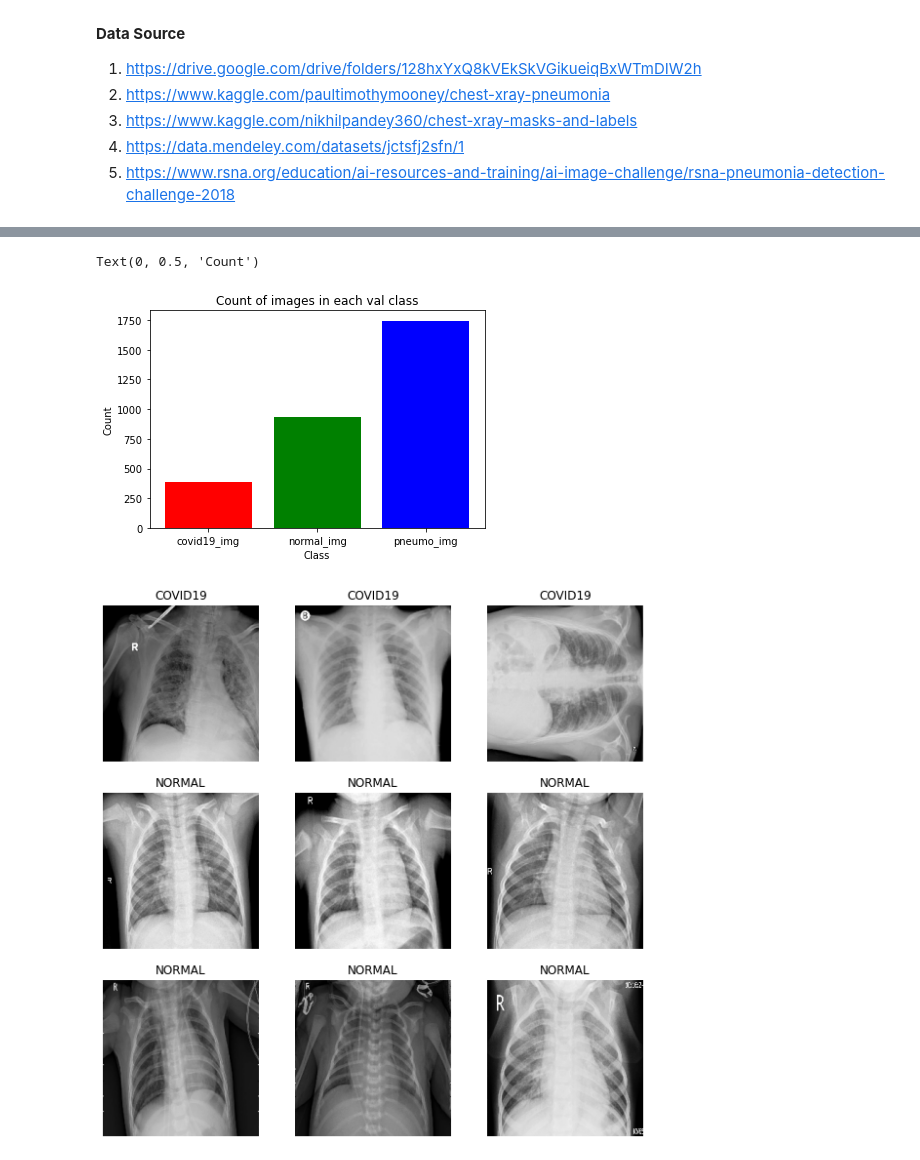
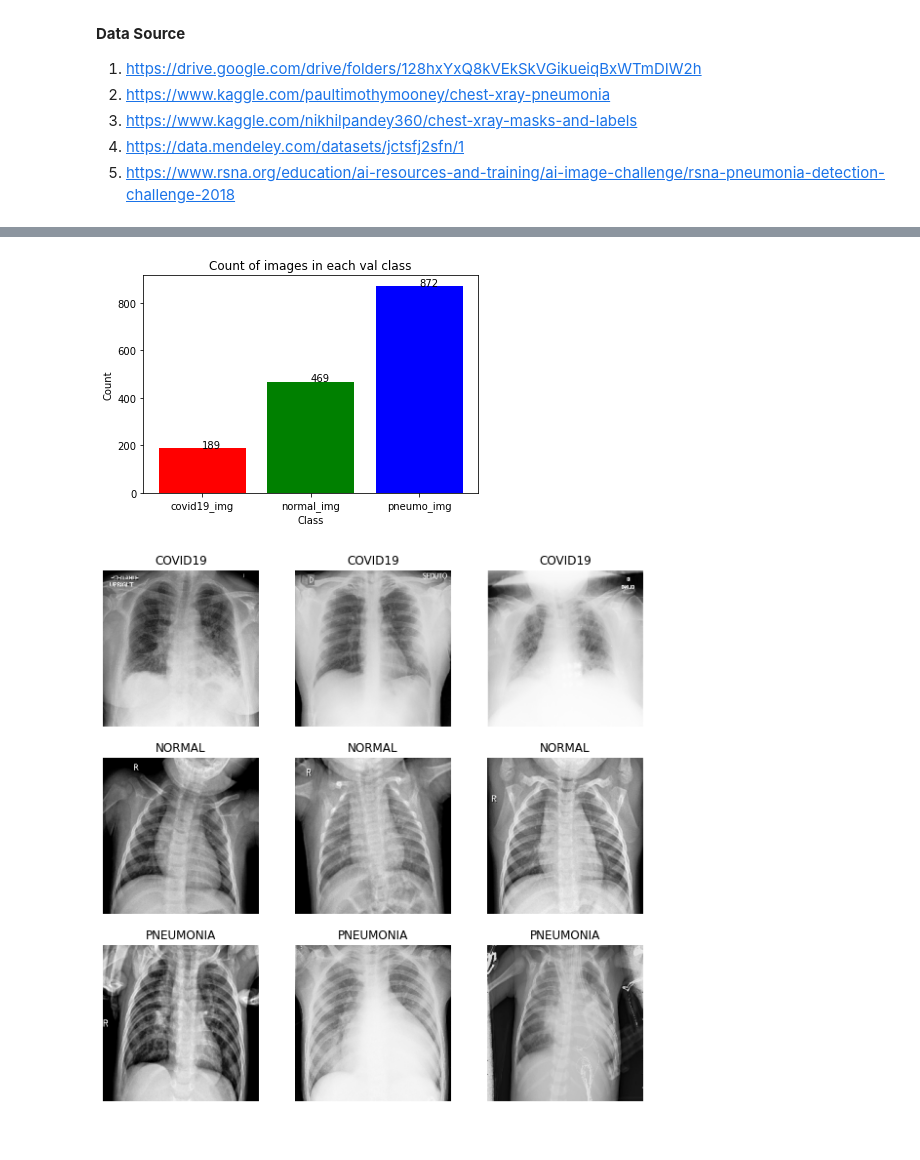
Before and after one commit to c0desh1n0b1/Pneumonia-Detection, a Jupyter notebook: Finalyearproject.ipynb, the cells around one changed output, grey strips where cells are left out. Cells and saved outputs as stored; diff of their text form; code cells hidden in the pictures.

```diff
--- a/Finalyearproject.ipynb
+++ b/Finalyearproject.ipynb
@@ -70,9 +70,9 @@ Text(0, 0.5, 'Count')
 # %%
 #Import the data from the train folder
-train_path = "C:/Users/tedjo/OneDrive/Pictures/XRays/SplitData/train"
+train_path = "C:/Users/tedjo/Downloads/XRAY/SplitData/train"
 
 #Create a list of all the images in the train folder
-covid19_img = [fn for fn in os.listdir(f'{train_path}/COVID19') if fn.endswith('.jpg')]
+covid19_img = [fn for fn in os.listdir(f'{train_path}/COVID') if fn.endswith('.jpg')]
 normal_img = [fn for fn in os.listdir(f'{train_path}/NORMAL') if fn.endswith('.jpg')]
 pneumo_img = [fn for fn in os.listdir(f'{train_path}/PNEUMONIA') if fn.endswith('.jpg')]
 
@@ -85,7 +85,7 @@ pneumo_img = np.random.choice(pneumo_img, 3, replace = False)
 fig = plt.figure(figsize=(10,10))
 for i in range(9):
     if i < 3:
-        fp = f'{train_path}/COVID19/{covid_img[i]}'
+        fp = f'{train_path}/COVID/{covid_img[i]}'
         label = 'COVID19'
     elif i>=3 and i<6:
         fp = f'{train_path}/NORMAL/{normal_img[i-3]}'
@@ -120,8 +127,9 @@ Text(0, 0.5, 'Count')
 # %%
-test_path = "C:/Users/tedjo/OneDrive/Pictures/XRays/SplitData/test"
+# sourcery skip: remove-redundant-if
+test_path = "C:/Users/tedjo/Downloads/XRAY/SplitData/test"
 
 #Create a list of all the images in the test folder
-covid19_img = [fn for fn in os.listdir(f'{test_path}/COVID19') if fn.endswith('.jpg')]
+covid19_img = [fn for fn in os.listdir(f'{test_path}/COVID') if fn.endswith('.jpg')]
 normal_img = [fn for fn in os.listdir(f'{test_path}/NORMAL') if fn.endswith('.jpg')]
 pneumo_img = [fn for fn in os.listdir(f'{test_path}/PNEUMONIA') if fn.endswith('.jpg')]
 
@@ -134,7 +142,7 @@ pneumo_img = np.random.choice(pneumo_img, 3, replace = False)
 fig = plt.figure(figsize=(10,10))
 for i in range(9):
     if i <3:
-        fp = f'{test_path}/COVID19/{covid_img[i]}'
+        fp = f'{test_path}/COVID/{covid_img[i]}'
         label = 'COVID19'
     elif i>=3 and i<6:
         fp = f'{test_path}/NORMAL/{normal_img[i-3]}'
@@ -155,6 +167,6 @@ plt.show()
 # %%
-val_path = "C:/Users/tedjo/OneDrive/Pictures/XRays/SplitData/val"
-Xray_classes = {'covid19_img': len(os.listdir(f'{val_path}/COVID19')),
+val_path = "C:/Users/tedjo/Downloads/XRAY/SplitData/val"
+Xray_classes = {'covid19_img': len(os.listdir(f'{val_path}/COVID')),
                 'normal_img': len(os.listdir(f'{val_path}/NORMAL')),
                 'pneumo_img': len(os.listdir(f'{val_path}/PNEUMONIA'))}
 
@@ -162,35 +174,38 @@ plt.bar(Xray_classes.keys(), Xray_classes.values(),color=['red','green','blue'])
 plt.title('Count of images in each val class')
 plt.xlabel('Class')
 plt.ylabel('Count')
+#The use of a for loop to iterate through the folders and count the number of images in each folder
+for key, value in Xray_classes.items():
+    plt.text(key, value, value)
 # %% [output]
-Text(0, 0.5, 'Count')
-[figure, old version]
+[figure, new version]
 # %%
-val_path = "C:/Users/tedjo/OneDrive/Pictures/XRays/SplitData/val"
-covid19_img = [fn for fn in os.listdir(f'{val_path}/COVID19') if fn.endswith('.jpg')]
+# sourcery skip: remove-redundant-if
+val_path = "C:/Users/tedjo/Downloads/XRAY/SplitData/val"
+covid19_img = [fn for fn in os.listdir(f'{val_path}/COVID') if fn.endswith('.jpg')]
 normal_img = [fn for fn in os.listdir(f'{val_path}/NORMAL') if fn.endswith('.jpg')]
 pneumo_img = [fn for fn in os.listdir(f'{val_path}/PNEUMONIA') if fn.endswith('.jpg')]
 
 covid_img = np.random.choice(covid19_img, 3, replace = False)
 normal_img = np.random.choice(normal_img, 3, replace = False)
 pneumo_img = np.random.choice(pneumo_img, 3, replace = False)
 
 fig = plt.figure(figsize=(10,10))
 for i in range(9):
     if i < 3:
-        fp = f'{val_path}/COVID19/{covid_img[i]}'
+        fp = f'{val_path}/COVID/{covid_img[i]}'
         label = 'COVID19'
     elif i>=3 and i<6:
         fp = f'{val_path}/NORMAL/{normal_img[i-3]}'
         label = 'NORMAL'
     else:
         fp = f'{val_path}/PNEUMONIA/{pneumo_img[i-6]}'
-        label
+        label = 'PNEUMONIA'
     ax  = fig.add_subplot(3,3,i+1)
     fn = image.load_img(fp, target_size=(224,224), color_mode='grayscale')
     plt.imshow(fn,cmap='Greys_r')
     plt.title(label)
     plt.axis('off')
 plt.show()
 # %% [output]
-[figure, old version]
+[figure, new version]
```
Also changed, not shown: parts of 11 cells of this notebook.
